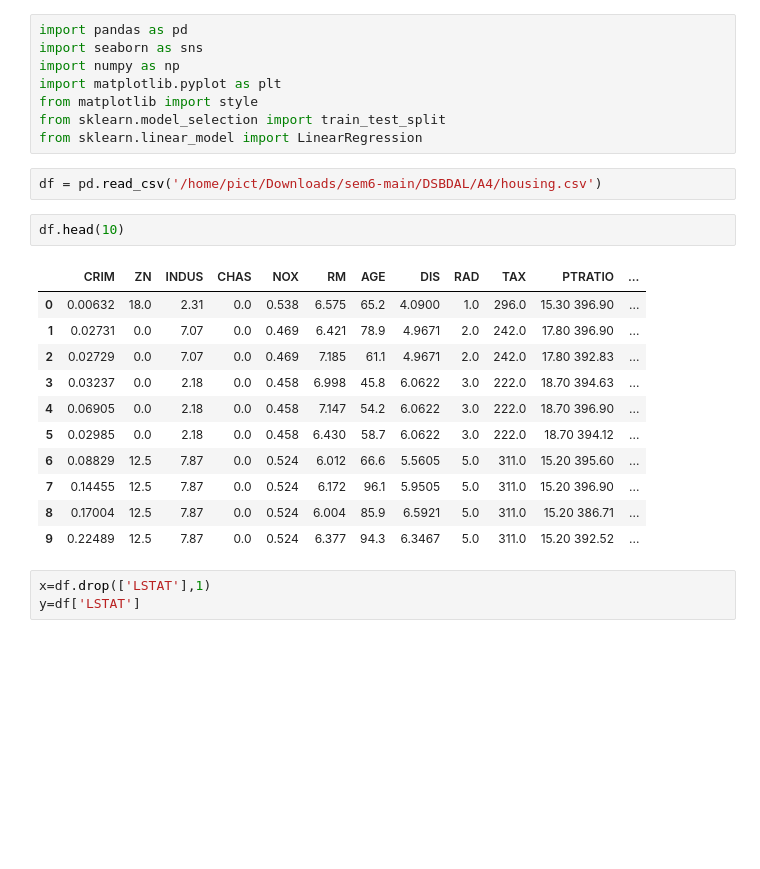
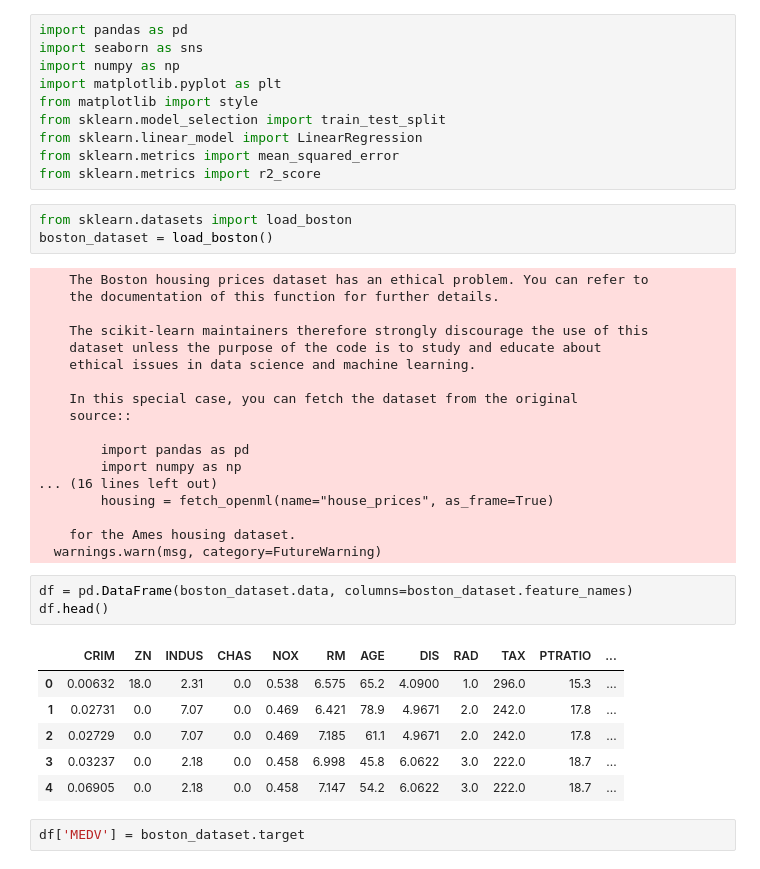
Before and after one commit to mansi0829/sem6, a Jupyter notebook: DSBDAL/A4/31231_A4_New.ipynb, the cells around one changed output. Drawn from its saved outputs; the diff is of its cells as text; blank space fills up the shorter version.

```diff
--- a/DSBDAL/A4/31231_A4_New.ipynb
+++ b/DSBDAL/A4/31231_A4_New.ipynb
@@ -6,23 +6,39 @@ import matplotlib.pyplot as plt
 from matplotlib import style
 from sklearn.model_selection import train_test_split
 from sklearn.linear_model import LinearRegression
+from sklearn.metrics import mean_squared_error
+from sklearn.metrics import r2_score
 # %%
-df = pd.read_csv('/home/pict/Downloads/sem6-main/DSBDAL/A4/housing.csv')
+from sklearn.datasets import load_boston
+boston_dataset = load_boston()
+# %% [output]
+    The Boston housing prices dataset has an ethical problem. You can refer to
+    the documentation of this function for further details.
+
+    The scikit-learn maintainers therefore strongly discourage the use of this
+    dataset unless the purpose of the code is to study and educate about
+    ethical issues in data science and machine learning.
+
+    In this special case, you can fetch the dataset from the original
+    source::
+
+        import pandas as pd
+        import numpy as np
+... (16 lines left out)
+        housing = fetch_openml(name="house_prices", as_frame=True)
+
+    for the Ames housing dataset.
+  warnings.warn(msg, category=FutureWarning)
 # %%
-df.head(10)
+df = pd.DataFrame(boston_dataset.data, columns=boston_dataset.feature_names)
+df.head()
 # %% [output]
 |  | CRIM | ZN | INDUS | CHAS | NOX | RM | AGE | DIS | RAD | TAX | PTRATIO | ... |
-| 0 | 0.00632 | 18.0 | 2.31 | 0.0 | 0.538 | 6.575 | 65.2 | 4.0900 | 1.0 | 296.0 | 15.30 396.90 | ... |
-| 1 | 0.02731 | 0.0 | 7.07 | 0.0 | 0.469 | 6.421 | 78.9 | 4.9671 | 2.0 | 242.0 | 17.80 396.90 | ... |
-| 2 | 0.02729 | 0.0 | 7.07 | 0.0 | 0.469 | 7.185 | 61.1 | 4.9671 | 2.0 | 242.0 | 17.80 392.83 | ... |
-| 3 | 0.03237 | 0.0 | 2.18 | 0.0 | 0.458 | 6.998 | 45.8 | 6.0622 | 3.0 | 222.0 | 18.70 394.63 | ... |
-| 4 | 0.06905 | 0.0 | 2.18 | 0.0 | 0.458 | 7.147 | 54.2 | 6.0622 | 3.0 | 222.0 | 18.70 396.90 | ... |
-| 5 | 0.02985 | 0.0 | 2.18 | 0.0 | 0.458 | 6.430 | 58.7 | 6.0622 | 3.0 | 222.0 | 18.70 394.12 | ... |
-| 6 | 0.08829 | 12.5 | 7.87 | 0.0 | 0.524 | 6.012 | 66.6 | 5.5605 | 5.0 | 311.0 | 15.20 395.60 | ... |
-| 7 | 0.14455 | 12.5 | 7.87 | 0.0 | 0.524 | 6.172 | 96.1 | 5.9505 | 5.0 | 311.0 | 15.20 396.90 | ... |
-| 8 | 0.17004 | 12.5 | 7.87 | 0.0 | 0.524 | 6.004 | 85.9 | 6.5921 | 5.0 | 311.0 | 15.20 386.71 | ... |
-| 9 | 0.22489 | 12.5 | 7.87 | 0.0 | 0.524 | 6.377 | 94.3 | 6.3467 | 5.0 | 311.0 | 15.20 392.52 | ... |
+| 0 | 0.00632 | 18.0 | 2.31 | 0.0 | 0.538 | 6.575 | 65.2 | 4.0900 | 1.0 | 296.0 | 15.3 | ... |
+| 1 | 0.02731 | 0.0 | 7.07 | 0.0 | 0.469 | 6.421 | 78.9 | 4.9671 | 2.0 | 242.0 | 17.8 | ... |
+| 2 | 0.02729 | 0.0 | 7.07 | 0.0 | 0.469 | 7.185 | 61.1 | 4.9671 | 2.0 | 242.0 | 17.8 | ... |
+| 3 | 0.03237 | 0.0 | 2.18 | 0.0 | 0.458 | 6.998 | 45.8 | 6.0622 | 3.0 | 222.0 | 18.7 | ... |
+| 4 | 0.06905 | 0.0 | 2.18 | 0.0 | 0.458 | 7.147 | 54.2 | 6.0622 | 3.0 | 222.0 | 18.7 | ... |
 # %%
-x=df.drop(['LSTAT'],1)
-y=df['LSTAT']
+df['MEDV'] = boston_dataset.target
 # %%
```
Also changed, not shown: parts of 14 cells of this notebook.
